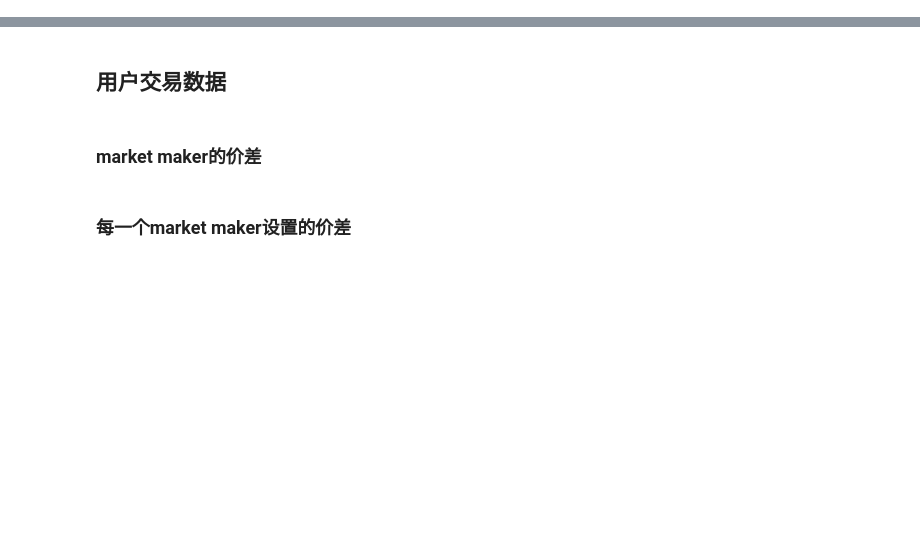
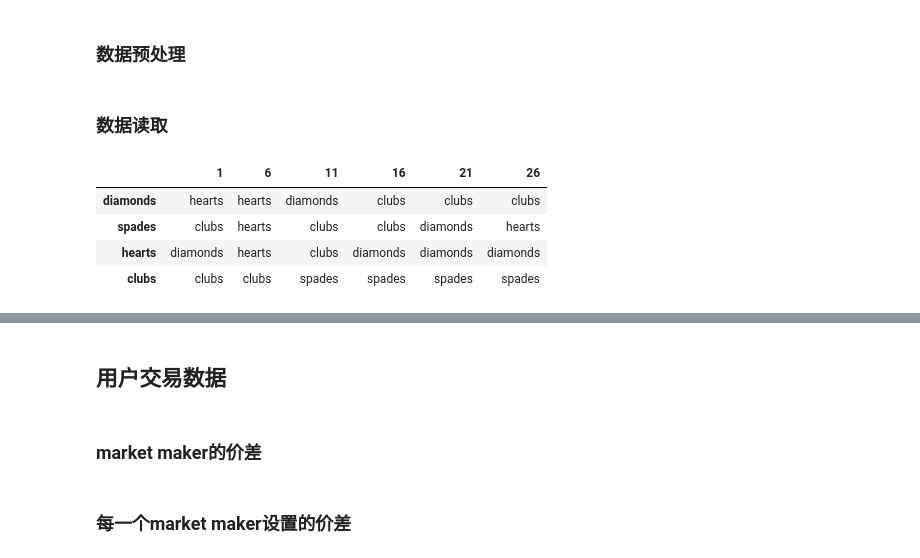
Before and after one commit to xinzhan18/Imperial_derivative_group7, a Jupyter notebook: derivative_code_analysis.ipynb, the cells around one changed output, grey strips where cells are left out. Cells and saved outputs as stored; diff of their text form; code cells hidden in the pictures; blank space fills up the shorter version.

```diff
--- a/derivative_code_analysis.ipynb
+++ b/derivative_code_analysis.ipynb
@@ -91,0 +80,2 @@ round_realse = get_key_round(all_user,round_list=[6,11,16,21,26])
+# %% [markdown]
+### 数据预处理
@@ -91,0 +214,2 @@ round_realse = get_key_round(all_user,round_list=[6,11,16,21,26])
+# %% [markdown]
+### 数据读取
@@ -91,0 +229,8 @@ round_realse = get_key_round(all_user,round_list=[6,11,16,21,26])
+# %%
+revealed_df
+# %% [output]
+|  | 1 | 6 | 11 | 16 | 21 | 26 |
+| diamonds | hearts | hearts | diamonds | clubs | clubs | clubs |
+| spades | clubs | hearts | clubs | clubs | diamonds | hearts |
+| hearts | diamonds | hearts | clubs | diamonds | diamonds | diamonds |
+| clubs | clubs | clubs | spades | spades | spades | spades |
```
Also changed, not shown: parts of 27 cells of this notebook, 12 other files.
